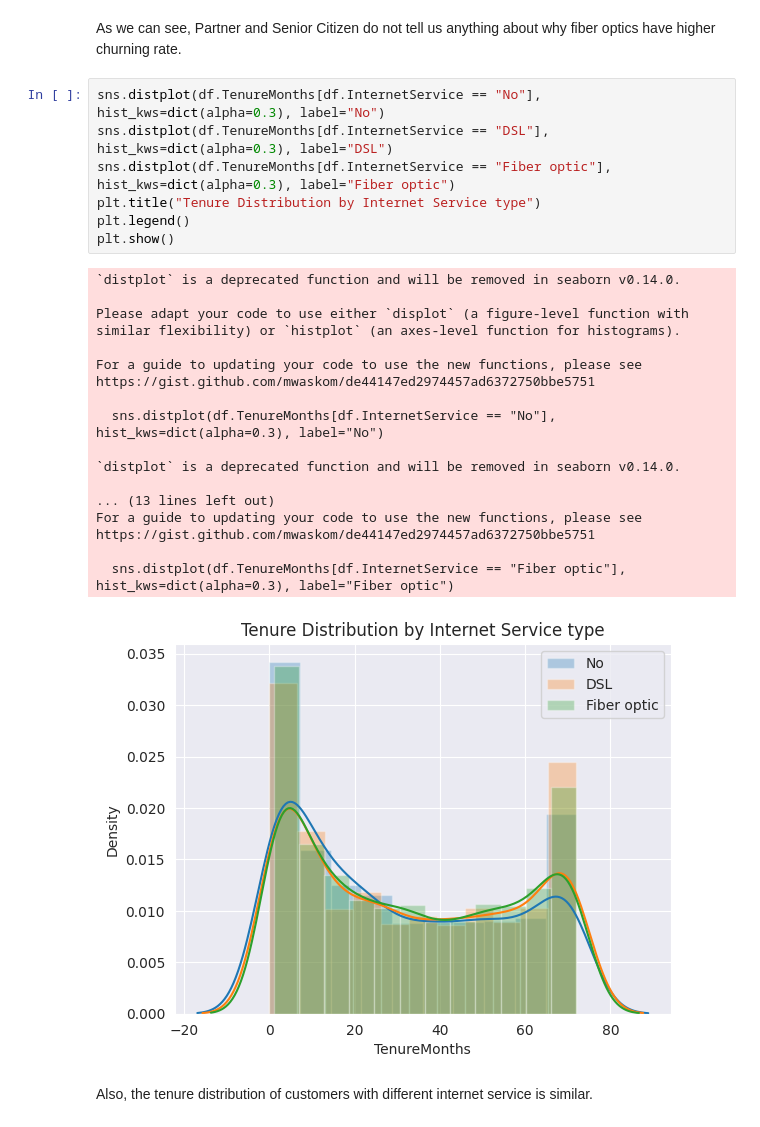
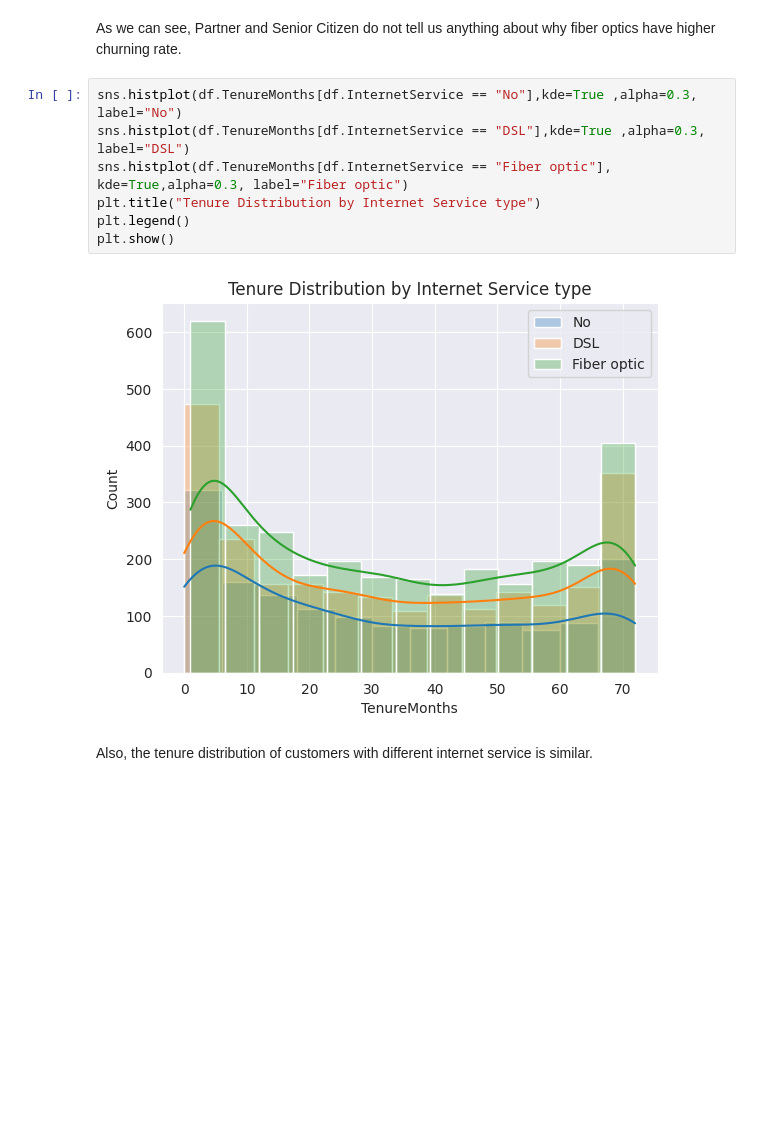
Before and after one commit to aravind2060/Customer-Survival-Analysis-and-Churn-Prediction, a Jupyter notebook: Exploratory Data Analysis.ipynb, the cells around one changed output. Cells and saved outputs as stored; diff of their text form; blank space fills up the shorter version.

```diff
--- a/Exploratory Data Analysis.ipynb
+++ b/Exploratory Data Analysis.ipynb
@@ -366,31 +315,14 @@ stacked_plot(df[df.InternetService == "Fiber optic"], "SeniorCitizen", "ChurnVal
 # %% [markdown]
 As we can see, Partner and Senior Citizen do not tell us anything about why fiber optics have higher churning rate.
 # %%
-sns.distplot(df.TenureMonths[df.InternetService == "No"], hist_kws=dict(alpha=0.3), label="No")
-sns.distplot(df.TenureMonths[df.InternetService == "DSL"], hist_kws=dict(alpha=0.3), label="DSL")
-sns.distplot(df.TenureMonths[df.InternetService == "Fiber optic"], hist_kws=dict(alpha=0.3), label="Fiber optic")
+sns.histplot(df.TenureMonths[df.InternetService == "No"],kde=True ,alpha=0.3, label="No")
+sns.histplot(df.TenureMonths[df.InternetService == "DSL"],kde=True ,alpha=0.3, label="DSL")
+sns.histplot(df.TenureMonths[df.InternetService == "Fiber optic"], kde=True,alpha=0.3, label="Fiber optic")
 plt.title("Tenure Distribution by Internet Service type")
 plt.legend()
 plt.show()
 # %% [output]
-`distplot` is a deprecated function and will be removed in seaborn v0.14.0.
-
-Please adapt your code to use either `displot` (a figure-level function with
-similar flexibility) or `histplot` (an axes-level function for histograms).
-
-For a guide to updating your code to use the new functions, please see
-https://gist.github.com/mwaskom/de44147ed2974457ad6372750bbe5751
-
-  sns.distplot(df.TenureMonths[df.InternetService == "No"], hist_kws=dict(alpha=0.3), label="No")
-
-`distplot` is a deprecated function and will be removed in seaborn v0.14.0.
-
-... (13 lines left out)
-For a guide to updating your code to use the new functions, please see
-https://gist.github.com/mwaskom/de44147ed2974457ad6372750bbe5751
-
-  sns.distplot(df.TenureMonths[df.InternetService == "Fiber optic"], hist_kws=dict(alpha=0.3), label="Fiber optic")
-[figure, old version]
+[figure, new version]
 # %% [markdown]
 Also, the tenure distribution of customers with different internet service is similar.
 # %%
```
Also changed, not shown: parts of 5 cells of this notebook.
